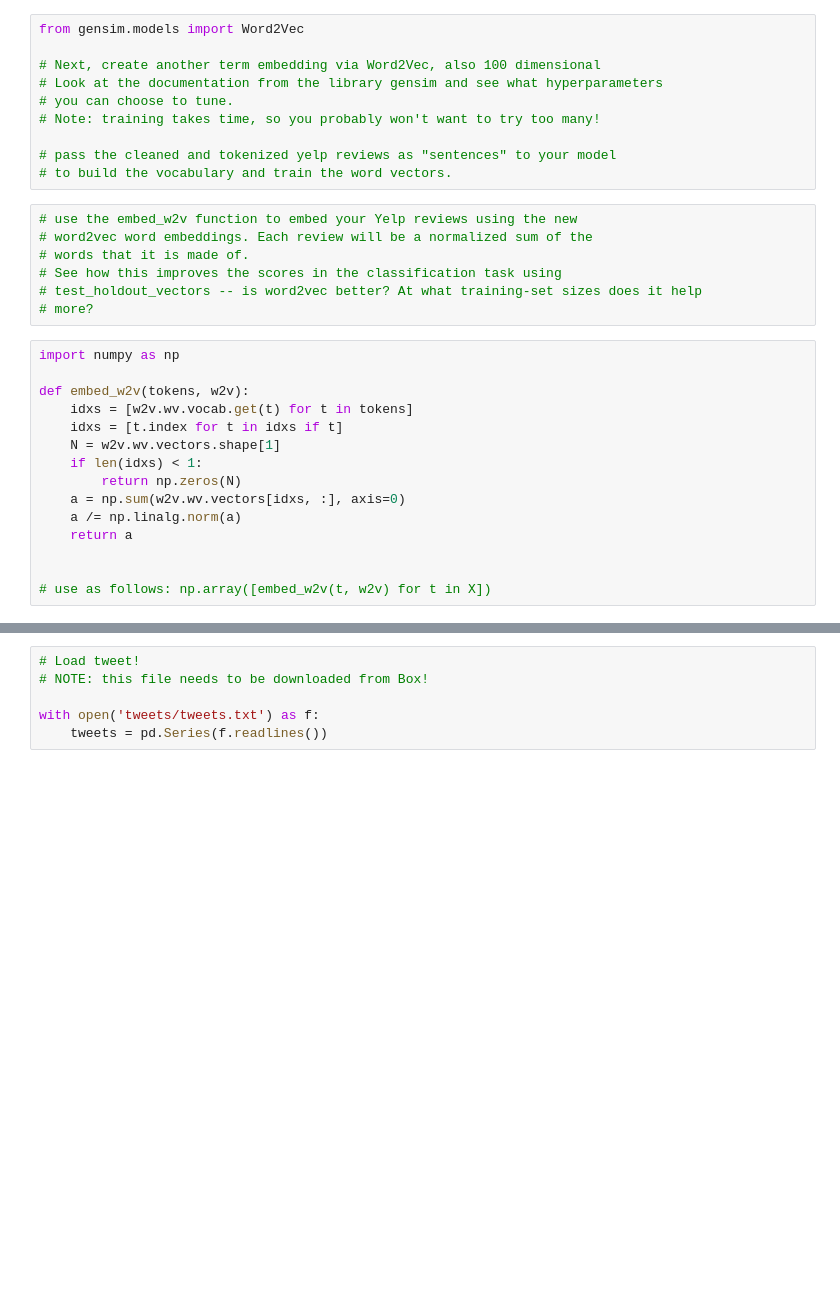
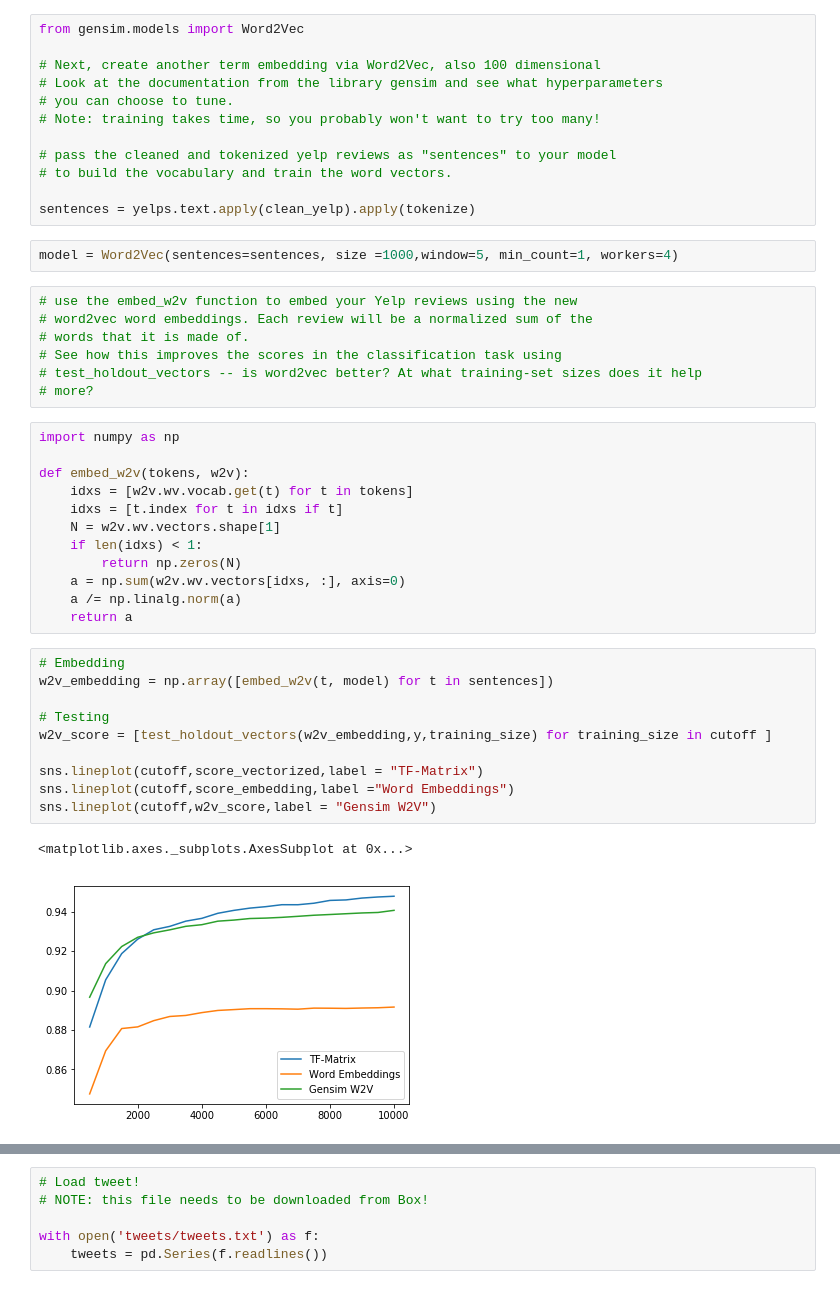
Before and after one commit to nandanrao/text-mining, a Jupyter notebook: exercise-3.ipynb, the cells around one changed output, grey strips where cells are left out. Drawn from its saved outputs; the diff is of its cells as text; blank space fills up the shorter version.

```diff
--- a/exercise-3.ipynb
+++ b/exercise-3.ipynb
@@ -64,6 +103,10 @@ from gensim.models import Word2Vec
 
 # pass the cleaned and tokenized yelp reviews as "sentences" to your model
 # to build the vocabulary and train the word vectors.
+
+sentences = yelps.text.apply(clean_yelp).apply(tokenize)
+# %%
+model = Word2Vec(sentences=sentences, size =1000,window=5, min_count=1, workers=4)
 # %%
 # use the embed_w2v function to embed your Yelp reviews using the new
 # word2vec word embeddings. Each review will be a normalized sum of the
@@ -83,9 +126,19 @@ def embed_w2v(tokens, w2v):
     a = np.sum(w2v.wv.vectors[idxs, :], axis=0)
     a /= np.linalg.norm(a)
     return a
-
-
-# use as follows: np.array([embed_w2v(t, w2v) for t in X])
+# %%
+# Embedding
+w2v_embedding = np.array([embed_w2v(t, model) for t in sentences])
+
+# Testing
+w2v_score = [test_holdout_vectors(w2v_embedding,y,training_size) for training_size in cutoff ]
+
+sns.lineplot(cutoff,score_vectorized,label = "TF-Matrix")
+sns.lineplot(cutoff,score_embedding,label ="Word Embeddings")
+sns.lineplot(cutoff,w2v_score,label = "Gensim W2V")
+# %% [output]
+<matplotlib.axes._subplots.AxesSubplot at 0x...>
+[figure, added]
 # %%
 import pandas as pd
 import re
```
Also changed, not shown: parts of 26 cells of this notebook.
